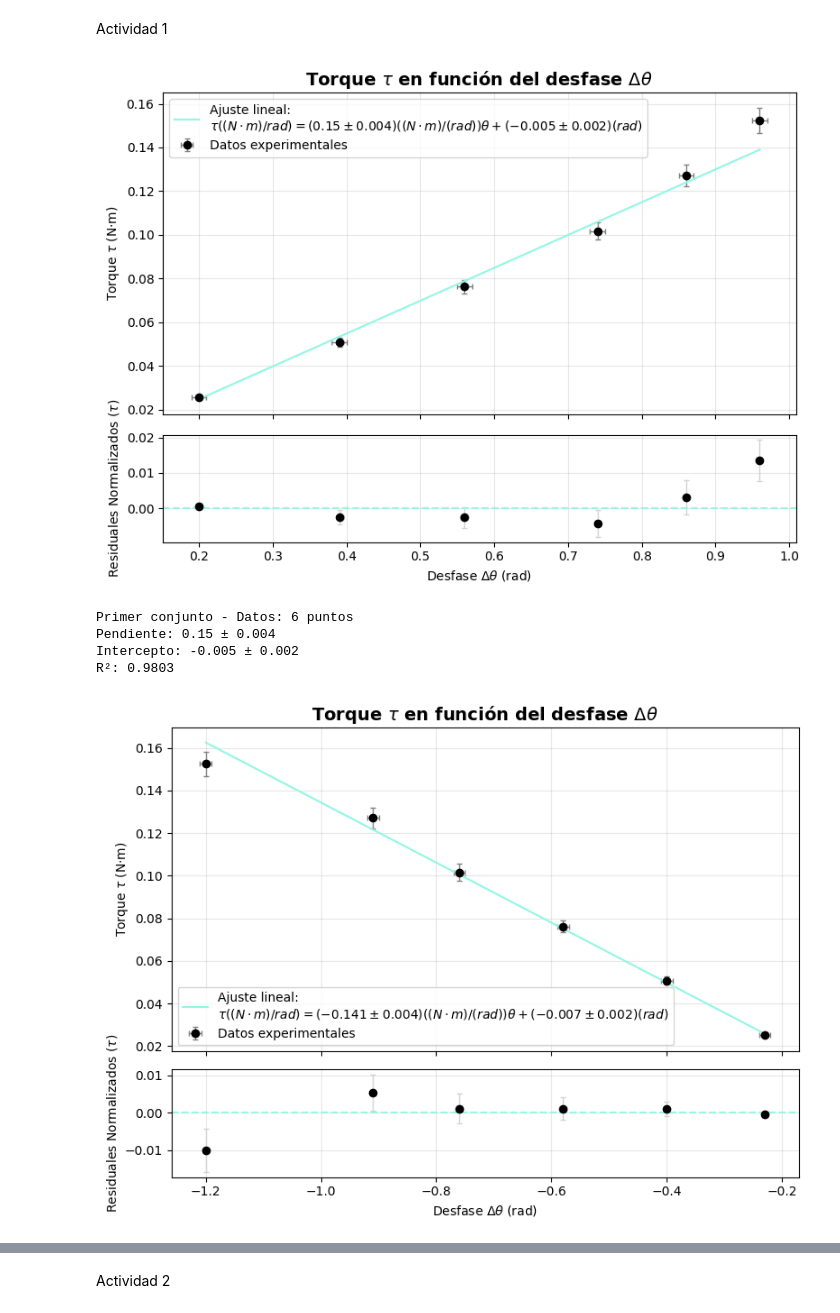
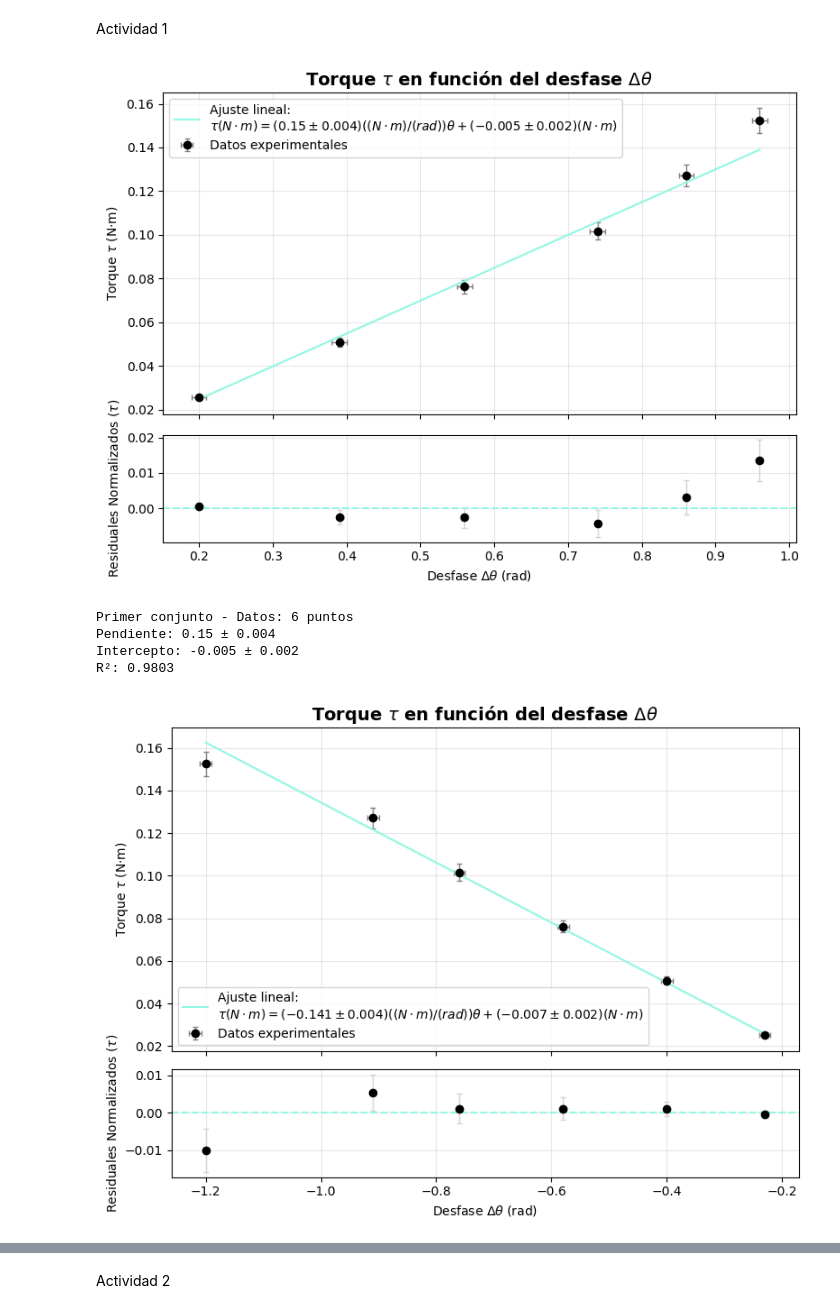
Before and after one commit to JessiDaniL/intermedio_cata_dani, a Jupyter notebook: actividad_4.ipynb, the cells around one changed output, grey strips where cells are left out. Cells and saved outputs as stored; diff of their text form; code cells hidden in the pictures.

```diff
--- a/actividad_4.ipynb
+++ b/actividad_4.ipynb
@@ -206,7 +206,7 @@ def fit_and_plot(ax1, ax2, x, y, yerr, title):
 
     ax1.plot(x_fit, y_fit, color="#92F7E3",
              label=(fr"Ajuste lineal:" "\n"
-                    fr"$\tau ((N \cdot m)/rad) =({m_val}\pm{m_err}) ((N \cdot m)/(rad)) \theta +({b_val}\pm{b_err}) (rad)$"))
+                    fr"$\tau (N \cdot m) =({m_val}\pm{m_err}) ((N \cdot m)/(rad)) \theta +({b_val}\pm{b_err}) (N \cdot m)$"))
 
     ax1.legend()
     ax1.set_ylabel(r"Torque $\tau$ (N·m)")
@@ -218,39 +218,39 @@ def fit_and_plot(ax1, ax2, x, y, yerr, title):
     ax2.axhline(0, color="#92F7E3", linestyle="--")
     ax2.set_xlabel(r"Desfase $\Delta \theta$ (rad)")
     ax2.set_ylabel(r"Residuales Normalizados ($\tau$)")
     ax2.grid(True, alpha=0.3)
 
     return m_val, m_err, b_val, b_err, r2
 
 # Crear figura y graficar PRIMER conjunto
 fig, (ax1, ax2) = plt.subplots(2, 1, figsize=(8, 6), sharex=True,
                               gridspec_kw={'height_ratios': [3, 1]})
 m1, m_err1, b1, b_err1, r2_1 = fit_and_plot(ax1, ax2, des1, tau1, in_tau1, r"Torque $\tau$ en función del desfase $\Delta \theta$")
 plt.tight_layout()
 plt.show()
 
 print(f"Primer conjunto - Datos: {len(des1)} puntos")
 print(f"Pendiente: {m1} ± {m_err1}")
 print(f"Intercepto: {b1} ± {b_err1}")
 print(f"R²: {r2_1:.4f}")
 
 # Crear figura y graficar SEGUNDO conjunto
 fig, (ax1, ax2) = plt.subplots(2, 1, figsize=(8, 6), sharex=True, gridspec_kw={'height_ratios': [3, 1]})
 m2, m_err2, b2, b_err2, r2_2 = fit_and_plot(ax1, ax2, des2, tau2, in_tau2, r"Torque $\tau$ en función del desfase $\Delta \theta$")
 plt.tight_layout()
 plt.show()
 
 print(f"\nSegundo conjunto - Datos: {len(des2)} puntos")
 print(f"Pendiente: {m2} ± {m_err2}")
 print(f"Intercepto: {b2} ± {b_err2}")
 print(f"R²: {r2_2:.4f}")
 # %% [output]
-[figure, old version]
+[figure, new version]
 Primer conjunto - Datos: 6 puntos
 Pendiente: 0.15 ± 0.004
 Intercepto: -0.005 ± 0.002
 R²: 0.9803
-[figure, old version]
+[figure, new version]
 Segundo conjunto - Datos: 6 puntos
 Pendiente: -0.141 ± 0.004
 Intercepto: -0.007 ± 0.002
```
Also changed, not shown: parts of 2 cells of this notebook, 4 other files.
